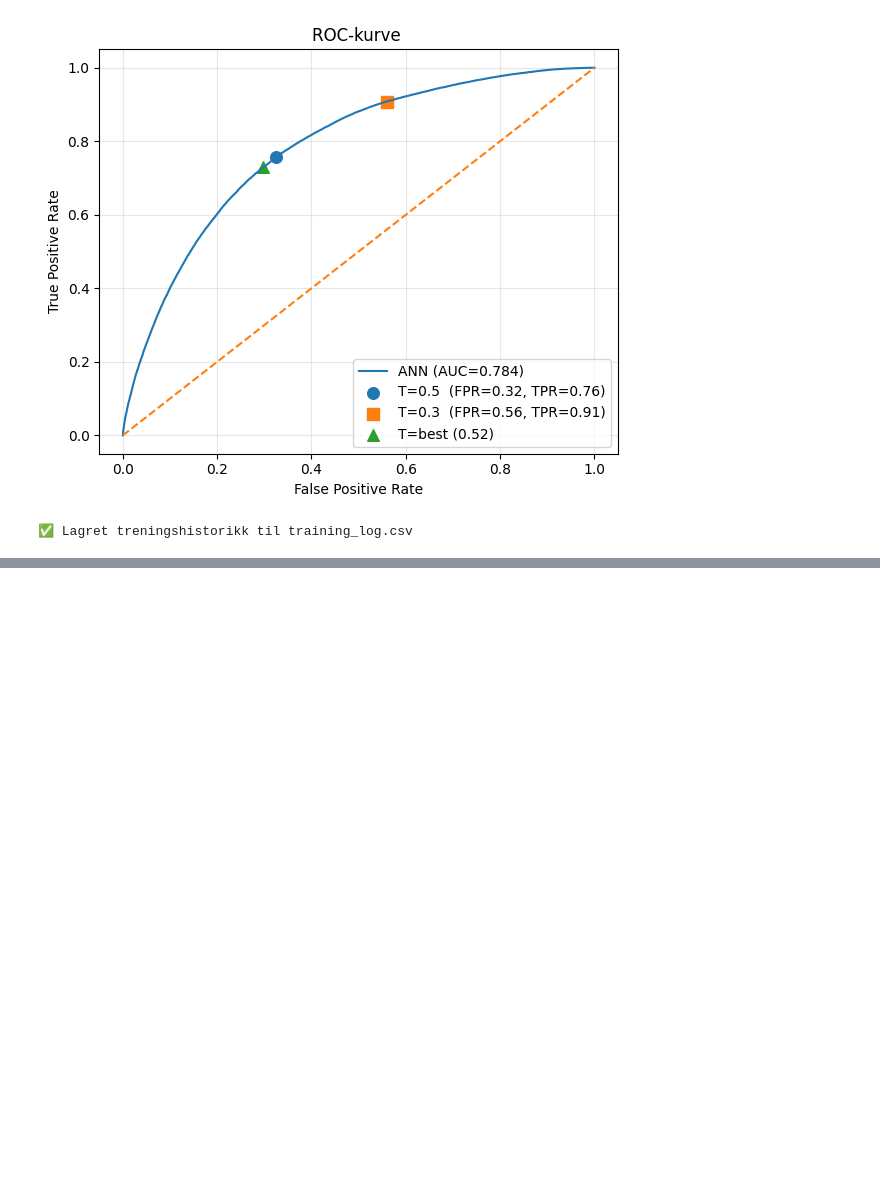
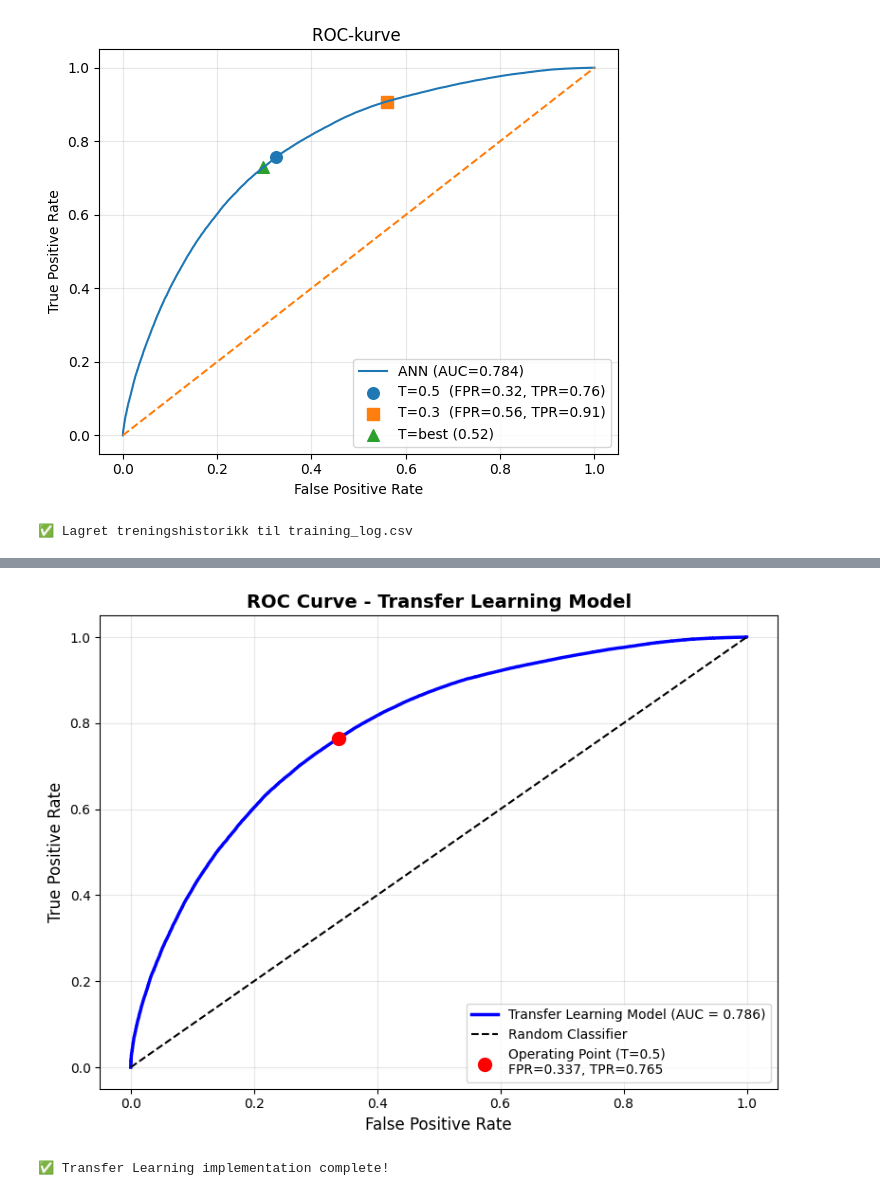
Before and after one commit to Oddvar112/IT3212-Datadrevet-Programvare, a Jupyter notebook: Oppgave_3/oppgav.ipynb, the cells around one changed output, grey strips where cells are left out. Drawn from its saved outputs; the diff is of its cells as text; code cells hidden in the pictures; blank space fills up the shorter version.

```diff
--- a/Oppgave_3/oppgav.ipynb
+++ b/Oppgave_3/oppgav.ipynb
@@ -588,0 +1252,30 @@ print("✅ Lagret treningshistorikk til training_log.csv")
+# %%
+# === Step 6: Plot ROC curve ===
+import matplotlib.pyplot as plt
+
+fpr, tpr, thresholds = roc_curve(y_test, transfer_prob)
+auc_val = roc_auc_score(y_test, transfer_prob)
+
+plt.figure(figsize=(8, 6))
+plt.plot(fpr, tpr, 'b-', linewidth=2.5, label=f'Transfer Learning Model (AUC = {auc_val:.3f})')
+plt.plot([0, 1], [0, 1], 'k--', linewidth=1.5, label='Random Classifier')
+
+# Mark operating point at threshold 0.5
+tn, fp, fn, tp = confusion_matrix(y_test, transfer_pred).ravel()
+fpr_point = fp / (fp + tn) if (fp + tn) > 0 else 0.0
+tpr_point = tp / (tp + fn) if (tp + fn) > 0 else 0.0
+plt.scatter([fpr_point], [tpr_point], s=100, c='red', marker='o',
+            label=f'Operating Point (T=0.5)\nFPR={fpr_point:.3f}, TPR={tpr_point:.3f}', zorder=5)
+
+plt.xlabel('False Positive Rate', fontsize=12)
+plt.ylabel('True Positive Rate', fontsize=12)
+plt.title('ROC Curve - Transfer Learning Model', fontsize=14, fontweight='bold')
+plt.legend(fontsize=10, loc='lower right')
+plt.grid(True, alpha=0.3)
+plt.tight_layout()
+plt.show()
+
+print(f"\n✅ Transfer Learning implementation complete!")
+# %% [output]
+[figure, added]
+✅ Transfer Learning implementation complete!
```
Also changed, not shown: parts of 22 cells of this notebook.
